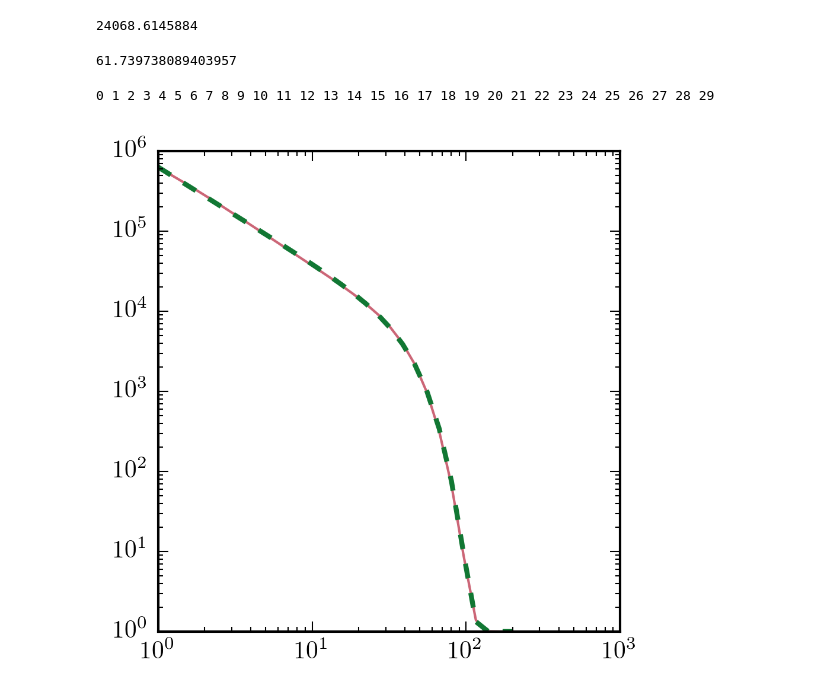
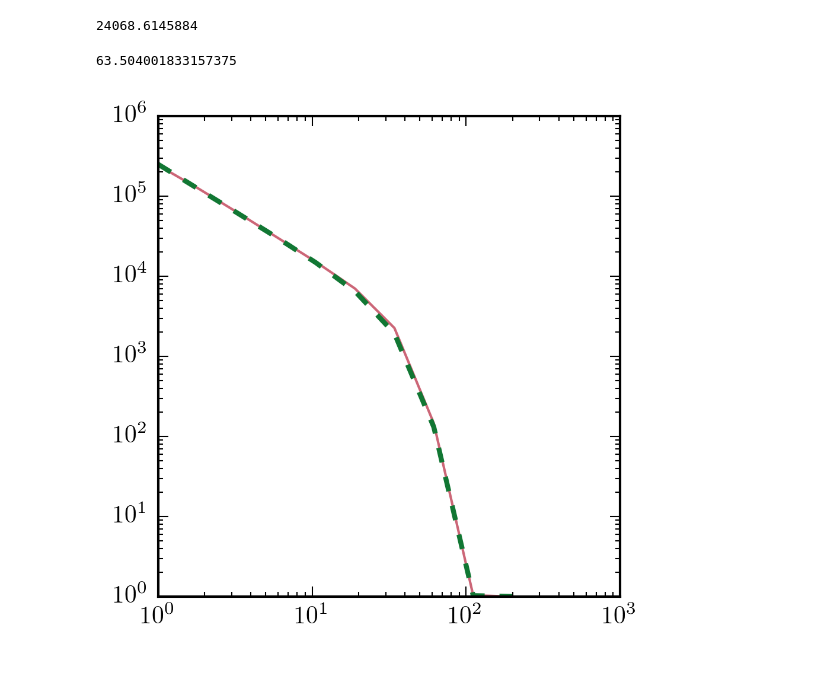
Before and after one commit to lue/dmb, a Jupyter notebook: integrate_mf.ipynb, the cells around one changed output. Drawn from its saved outputs; the diff is of its cells as text; code cells hidden in the pictures.

```diff
--- a/integrate_mf.ipynb
+++ b/integrate_mf.ipynb
@@ -104,41 +104,54 @@ def GlobalBoosting(z, params):
         rho0, rs = profile.fundamentalParameters(M, c, z, 'vir')
         Rmax = c*rs
         V = 4./3.*np.pi*Rmax**3
-        if params['c_scatter']<1e-5:
-            B = HaloBoost(z, M, c, alpha)
+        if sub_params:
+            a, b = HaloBoost_sub(z,M,c_scatter,Mcrit,0.012,2.)
+            B = 1.0*b
+            V = a[1]
+            c = a[2]
+            rs = a[3]
         else:
-            B = HaloBoost_c(z, M, c, alpha, params['c_scatter'])
+            if params['c_scatter']<1e-5:
+                B, V, c, rs  = HaloBoost(z, M, c, alpha)
+            else:
+                B, V, c, rs  = HaloBoost_c(z, M, c, alpha, params['c_scatter'])
         R_global += B * M**2 / V * mf[i] * np.diff(np.log10(M_list))[i]
     return R_global / ((AST_rho_crit_0_Mpc3*cosmo.Om0)**2 / (1e9 / (1+z)**3))
 # %%
-params = {'logMcrit': -6, 'Ishiyama': True, 'c_scatter': 0.2, 'cosmo': cosmo}
+params = {'logMcrit': -6, 'Ishiyama': True, 'c_scatter': 0.2, 'cosmo': cosmo, 'subhalos': True}
 GlobalBoosting(50.0, params)
 # %% [output]
-61.739738089403957
+63.504001833157375
 # %%
-z_list = np.logspace(0, np.log10(200), 30)
+z_list = np.logspace(0, np.log10(200), 10)
 B_list = np.zeros(len(z_list))
-params = {'logMcrit': -12, 'Ishiyama': True, 'c_scatter': 0.2, 'cosmo': cosmo}
+params = {'logMcrit': -9, 'Ishiyama': True, 'c_scatter': 0.15, 'cosmo': cosmo, 'subhalos': True}
 
 for i in range(len(z_list)):
     print i,
     B_list[i] = GlobalBoosting(z_list[i], params)
-# %% [output]
-0 1 2 3 4 5 6 7 8 9 10 11 12 13 14 15 16 17 18 19 20 21 22 23 24 25 26 27 28 29
 # %%
 def CLfit(z, params):
-    if params == {'logMcrit': -12, 'Ishiyama': True, 'c_scatter': 0.2, 'cosmo': cosmo}:
+    if params == {'logMcrit': -12, 'Ishiyama': True, 'c_scatter': 0.2, 'cosmo': cosmo, 'subhalos': False}:
         return 1.0+6.3e5*z**-1.20*np.exp(-(z/45)**2.3)
-    if params == {'logMcrit': -9, 'Ishiyama': True, 'c_scatter': 0.2, 'cosmo': cosmo}:
-        return 1.0+3.2e5*z**-1.180*np.exp(-(z/40)**2.3)
-    if params == {'logMcrit': -6, 'Ishiyama': True, 'c_scatter': 0.15, 'cosmo': cosmo}:
-        return 1.0+5.e4*z**-1.140*np.exp(-(z/34)**2.2)
-    if params == {'logMcrit': -6, 'Ishiyama': True, 'c_scatter': 0, 'cosmo': cosmo}:
-        return 1.0+3.5e4*z**-1.06*np.exp(-(z/32)**2)
+    if params == {'logMcrit': -12, 'Ishiyama': True, 'c_scatter': 0.2, 'cosmo': cosmo, 'subhalos': True}:
+        return 1.0+1.4e6*z**-1.3*np.exp(-(z/45)**2.3)
+
+    if params == {'logMcrit': -9, 'Ishiyama': True, 'c_scatter': 0.2, 'cosmo': cosmo, 'subhalos': False}:
+        return 1.0+3.2e5*z**-1.18*np.exp(-(z/40)**2.3)
+    if params == {'logMcrit': -9, 'Ishiyama': True, 'c_scatter': 0.15, 'cosmo': cosmo, 'subhalos': False}:
+        return 1.0+2.5e5*z**-1.18*np.exp(-(z/40)**2.3)
+    if params == {'logMcrit': -9, 'Ishiyama': True, 'c_scatter': 0.15, 'cosmo': cosmo, 'subhalos': True}:
+        return 1.0+5.0e5*z**-1.25*np.exp(-(z/40)**2.3)
+
+    if params == {'logMcrit': -6, 'Ishiyama': True, 'c_scatter': 0.15, 'cosmo': cosmo, 'subhalos': False}:
+        return 1.0+5.0e4*z**-1.14*np.exp(-(z/34)**2.2)
+    if params == {'logMcrit': -6, 'Ishiyama': True, 'c_scatter': 0, 'cosmo': cosmo, 'subhalos': False}:
+        return 1.0+3.5e4*z**-1.06*np.exp(-(z/32)**2.0)
 
 plt.plot(z_list, B_list+1, '-', lw=1)
 plt.plot(z_list, CLfit(z_list, params), '--')
 plt.xscale('log')
 plt.yscale('log')
 # %% [output]
-[figure, old version]
+[figure, new version]
```
Also changed, not shown: parts of 2 cells of this notebook, 3 other files.
